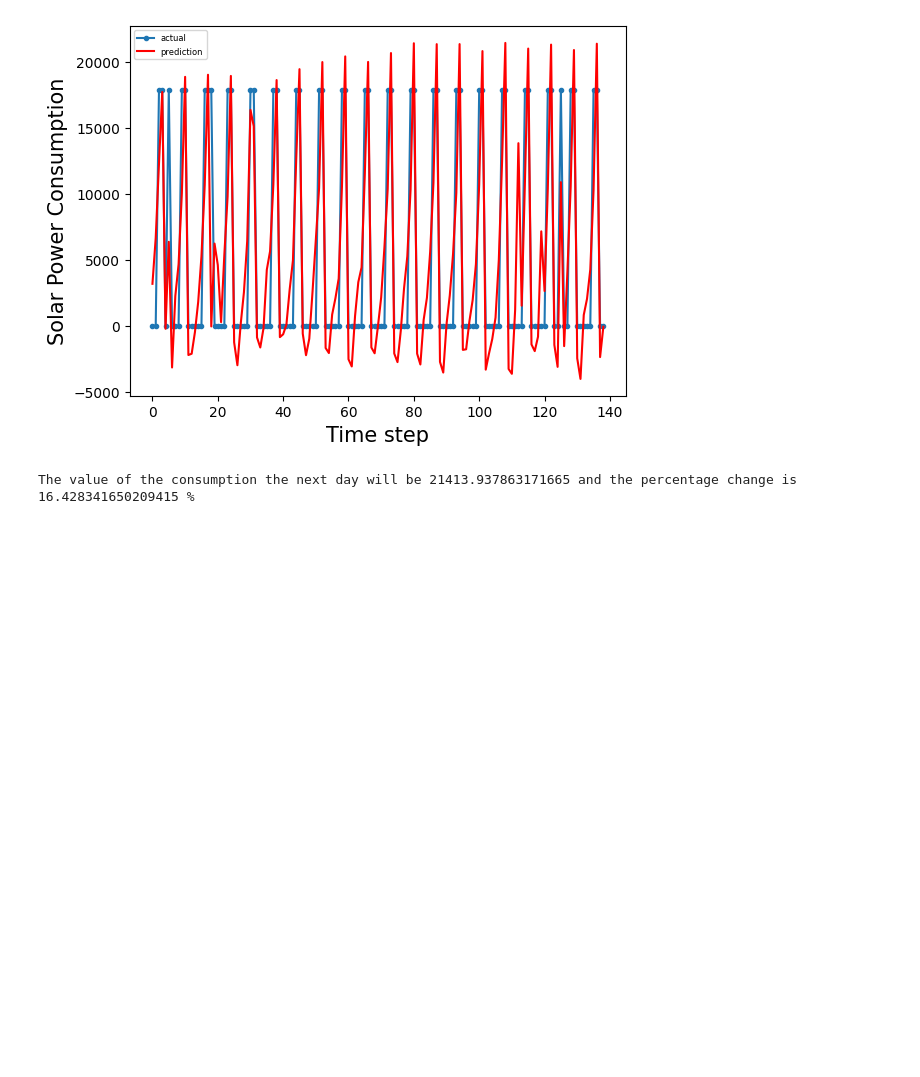
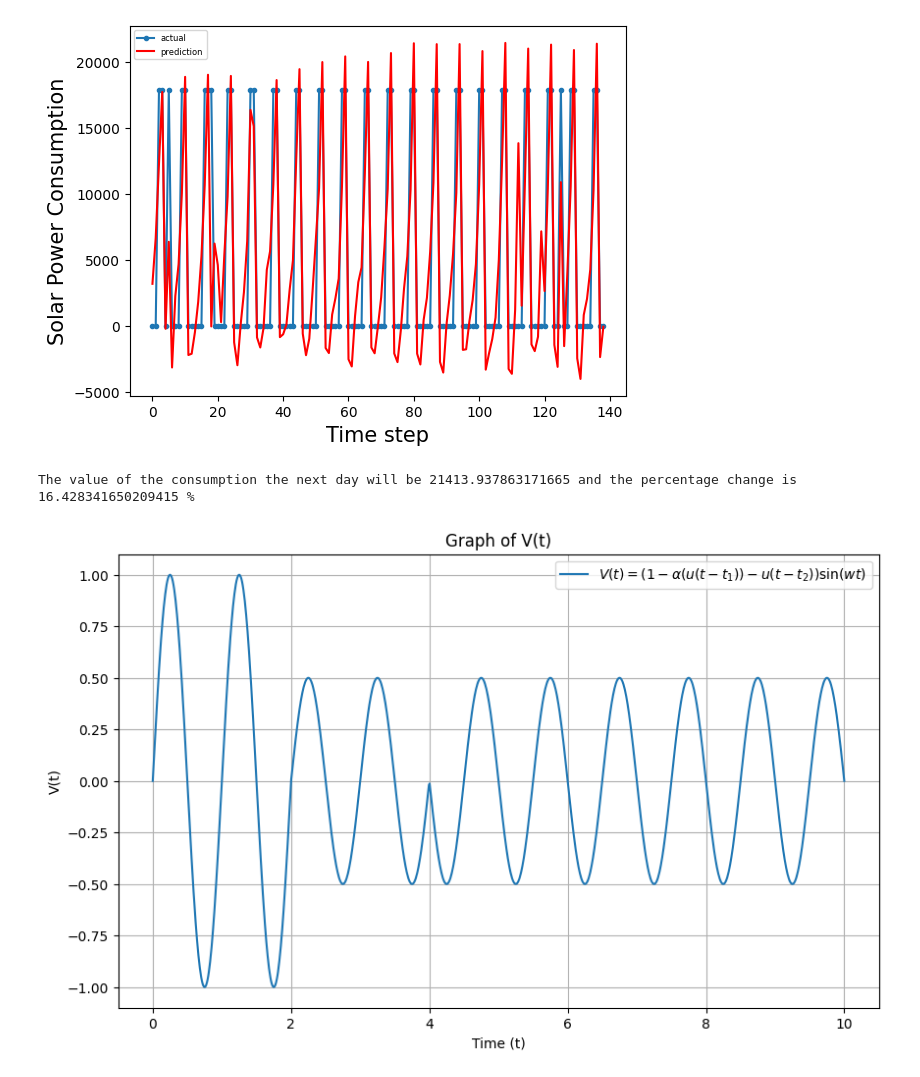
Before and after one commit to Atulit0823/predictions, a Jupyter notebook: model_part_2.ipynb, the cells around one changed output. Drawn from its saved outputs; the diff is of its cells as text; code cells hidden in the pictures; blank space fills up the shorter version.

Commit message:
added graphs

```diff
--- a/model_part_2.ipynb
+++ b/model_part_2.ipynb
@@ -259,3 +259,33 @@ change=100*abs(inv_yhat[n]-inv_y[n])/inv_yhat[n]
 print("The value of the consumption the next day will be",inv_yhat[n],"and the percentage change is ",change,"%")
 # %% [output]
 The value of the consumption the next day will be 21413.937863171665 and the percentage change is  16.428341650209415 %
+# %%
+import numpy as np
+import matplotlib.pyplot as plt
+
+# Define the function V(t)
+def V(t, alpha, t1, t2, w):
+    step1 = 1 - alpha * (t >= t1)
+    step2 = step1 - (t >= t2)
+    return step2 * np.sin(w * t)
+
+# Set up parameters
+alpha = 0.5
+t1 = 2
+t2 = 4
+w = 2*np.pi
+
+t = np.linspace(0, 10, 1000)
+
+v_values = V(t, alpha, t1, t2, w)
+
+plt.figure(figsize=(10, 6))
+plt.plot(t, v_values, label=r'$V(t) = (1 - \alpha(u(t - t_1)) - u(t - t_2)) \sin(wt)$')
+plt.xlabel('Time (t)')
+plt.ylabel('V(t)')
+plt.title('Graph of V(t)')
+plt.grid(True)
+plt.legend()
+plt.show()
+# %% [output]
+[figure, added]
```
Also changed, not shown: parts of 1 cell of this notebook, 17 other files.
